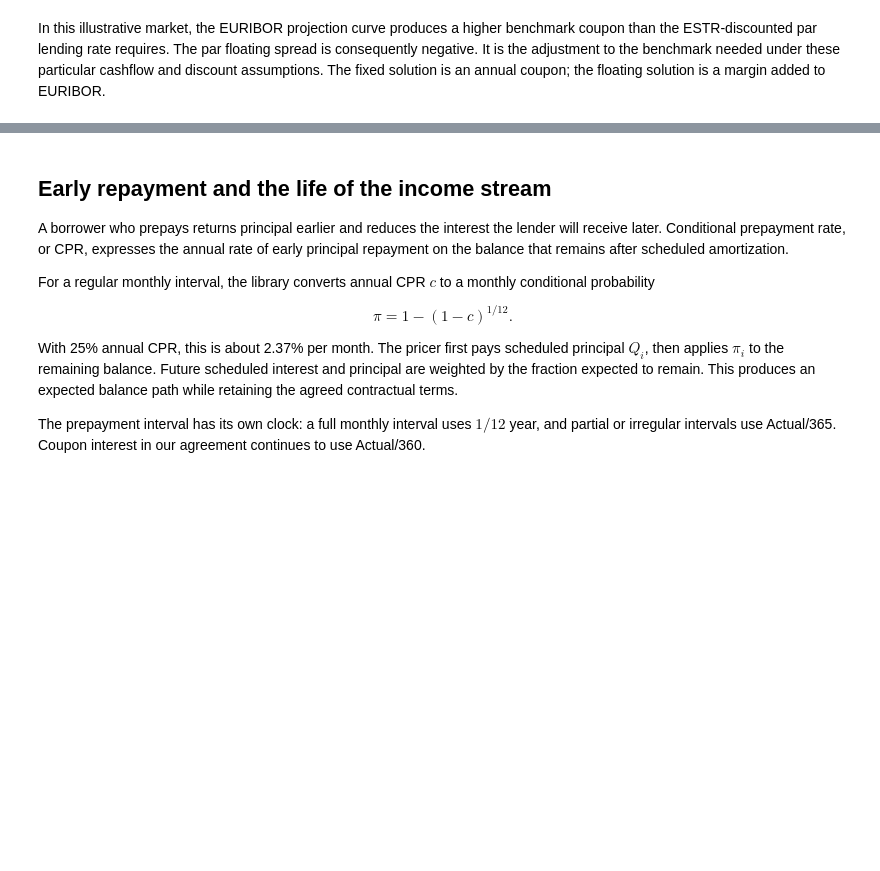
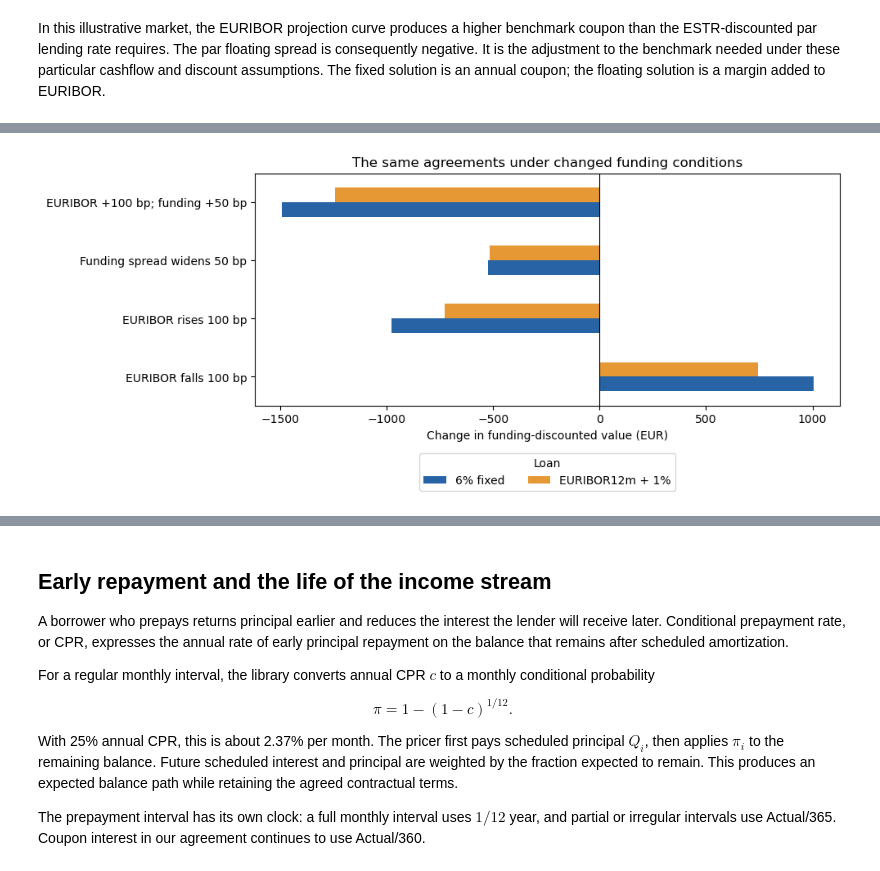
Before and after one commit to jmelo11/quantsupport, a Jupyter notebook: bindings/python/examples/valuation/loans/loans.ipynb, the cells around one changed output, grey strips where cells are left out. Drawn from its saved outputs; the diff is of its cells as text; code cells hidden in the pictures; blank space fills up the shorter version.

Commit message:
docs(loans): add funding and market scenarios

```diff
--- a/bindings/python/examples/valuation/loans/loans.ipynb
+++ b/bindings/python/examples/valuation/loans/loans.ipynb
@@ -453,0 +597,46 @@ solution is an annual coupon; the floating solution is a margin added to EURIBOR
+# %%
+market_scenarios = [
+    ("Base market", 0, 0),
+    ("EURIBOR falls 100 bp", -100, 0),
+    ("EURIBOR rises 100 bp", 100, 0),
+    ("Funding spread widens 50 bp", 0, 50),
+    ("EURIBOR +100 bp; funding +50 bp", 100, 50),
+]
+scenario_values = []
+for scenario_name, benchmark_shift_bp, funding_shift_bp in market_scenarios:
+    quote_shocks = [qs.Scenario(
+        "EURIBOR12m", benchmark_shift_bp / 10_000, qs.ScenarioType.Absolute,
+    )] if benchmark_shift_bp else []
+    with funding_context(quote_shocks, funding_shift_bp) as context:
+        for label, instrument in [("6% fixed", fixed), ("EURIBOR12m + 1%", floating)]:
+            result = funding_pricer.evaluate(
+                qs.Trade(instrument, valuation_date), context,
+                [qs.Request.Value, qs.Request.Cashflows],
+            )
+            coupons = result.cashflows.loc[
+                result.cashflows.type.isin(["FixedRateCoupon", "FloatingRateCoupon"])
+            ]
+            scenario_values.append({
+                "Scenario": scenario_name,
+                "Loan": label,
+                "EURIBOR quote shift (bp)": benchmark_shift_bp,
+                "Funding spread shift (bp)": funding_shift_bp,
+                "Projected interest (EUR)": coupons.amount.sum(),
+                "Funding value (EUR)": result.price,
+                "Profit or loss (EUR)": result.price - funding_base_results[label].price,
+            })
+scenario_table = pd.DataFrame(scenario_values)
+display(scenario_table.set_index(["Scenario", "Loan"]).style.format("{:,.2f}"))
+
+scenario_pnl = scenario_table.pivot(
+    index="Scenario", columns="Loan", values="Profit or loss (EUR)",
+).reindex([name for name, _, _ in market_scenarios][1:])
+ax = scenario_pnl.plot.barh(figsize=(10, 4.5), color=["#2864a5", "#e69834"])
+ax.axvline(0, color="black", linewidth=0.8)
+ax.set_xlabel("Change in funding-discounted value (EUR)")
+ax.set_ylabel("")
+ax.set_title("The same agreements under changed funding conditions")
+ax.legend(title="Loan", loc="upper center", bbox_to_anchor=(0.5, -0.18), ncol=2)
+plt.tight_layout()
+plt.show()
+# %% [output]
@@ -453,0 +655 @@ solution is an annual coupon; the floating solution is a margin added to EURIBOR
+[figure, added]
```
Also changed, not shown: parts of 7 cells of this notebook, 1 other file.
